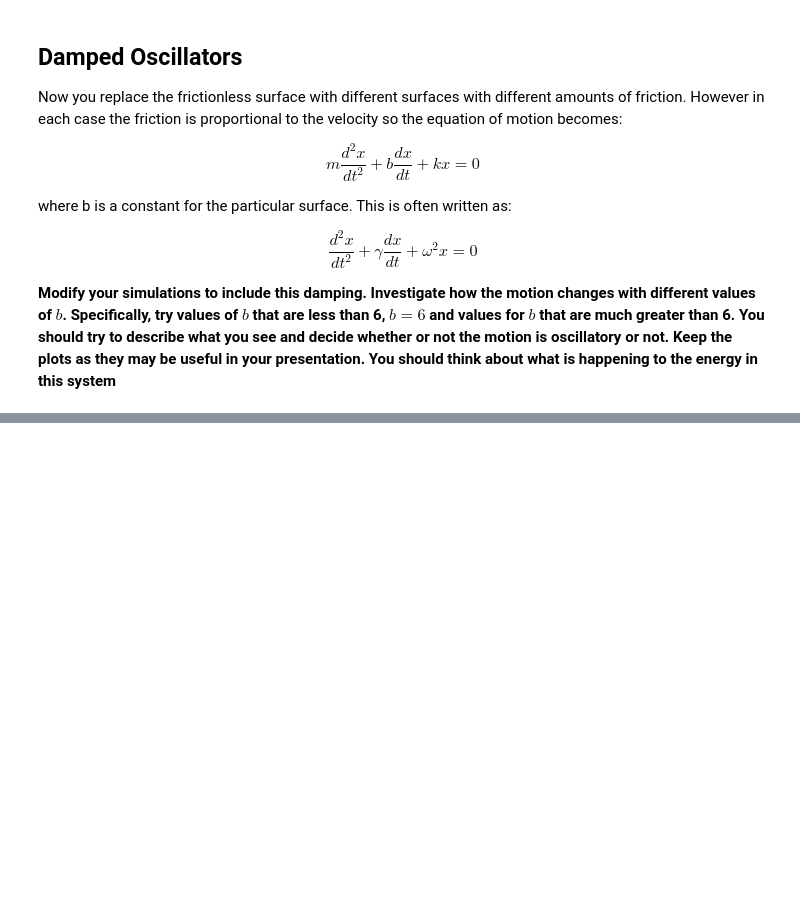
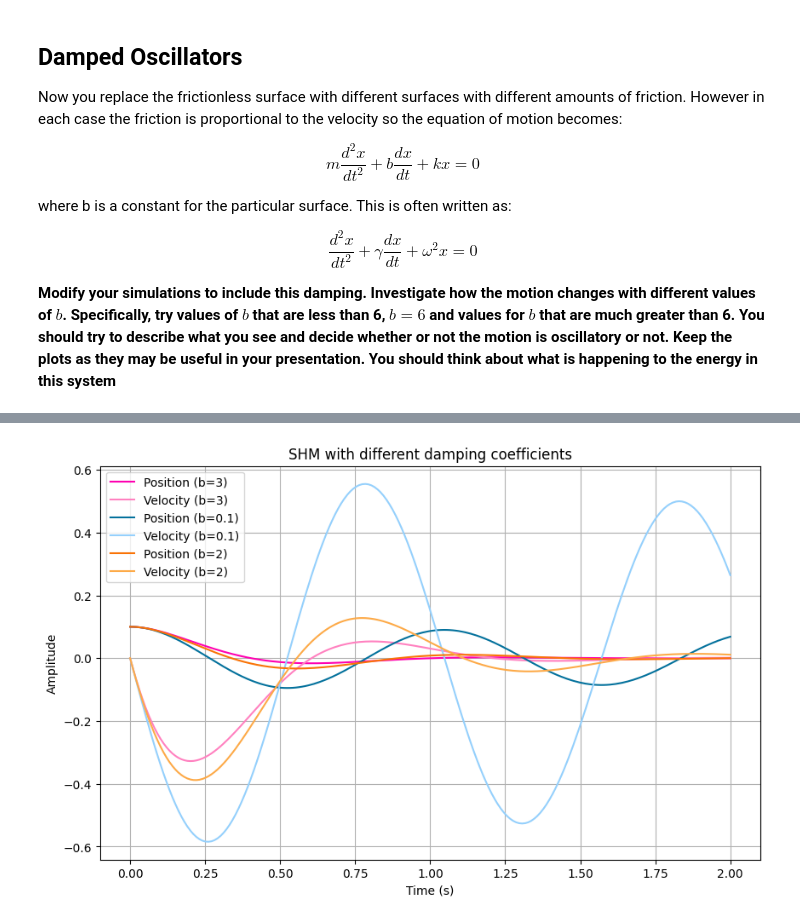
Before and after one commit to vikivitkova/B.O.B, a Jupyter notebook: notebooks/SHM1.ipynb, the cells around one changed output, grey strips where cells are left out. Cells and saved outputs as stored; diff of their text form; code cells hidden in the pictures; blank space fills up the shorter version.

```diff
--- a/notebooks/SHM1.ipynb
+++ b/notebooks/SHM1.ipynb
@@ -61,0 +135,68 @@ $$
+# %%
+import numpy as np
+import matplotlib.pyplot as plt
+import scipy.integrate as integrate
+import scipy.optimize as optimize
+
+k = 18
+m = 0.5
+omega_sq = k / m
+b = 3
+c = 0.1
+d = 2
+
+
+def dif_function1(y, t):
+    x, v = y
+    dxdt = v
+    dvdt = -omega_sq * x - (b / m) * v
+    return [dxdt, dvdt]
+
+def dif_function2(y, t):
+  x, v = y
+  dxdt = v
+  dvdt = -omega_sq * x - (c / m) * v
+  return [dxdt, dvdt]
+
+def dif_function3(y, t):
+  x, v = y
+  dxdt = v
+  dvdt = -omega_sq * x - (d / m) * v
+  return [dxdt, dvdt]
+
+initial_conditions = [0.1, 0]
+
+
+t = np.linspace(0, 2, 200)
+
+solution1 = integrate.odeint(dif_function1, initial_conditions, t)
+solution2 = integrate.odeint(dif_function2, initial_conditions, t)
+solution3 = integrate.odeint(dif_function3, initial_conditions, t)
+
+
+position1 = solution1[:, 0]
+velocity1 = solution1[:, 1]
+
+position2 = solution2[:, 0]
+velocity2 = solution2[:, 1]
+
+position3 = solution3[:, 0]
+velocity3 = solution3[:, 1]
+
+
+plt.figure(figsize=(10, 6))
+plt.plot(t, position1, label=f'Position (b={b})', color='xkcd:bright pink')
+plt.plot(t, velocity1, label=f'Velocity (b={b})', color='xkcd:pink')
+plt.plot(t, position2, label=f'Position (b={c})', color='xkcd:ocean blue')
+plt.plot(t, velocity2, label=f'Velocity (b={c})', color='xkcd:light blue')
+plt.plot(t, position3, label=f'Position (b={d})', color='xkcd:orange')
+plt.plot(t, velocity3, label=f'Velocity (b={d})', color='xkcd:light orange')
+
+plt.xlabel('Time (s)')
+plt.ylabel('Amplitude')
+plt.title('SHM with different damping coefficients')
+plt.legend()
+plt.grid(True)
+plt.show()
+# %% [output]
+[figure, added]
```
Also changed, not shown: parts of 5 cells of this notebook.
